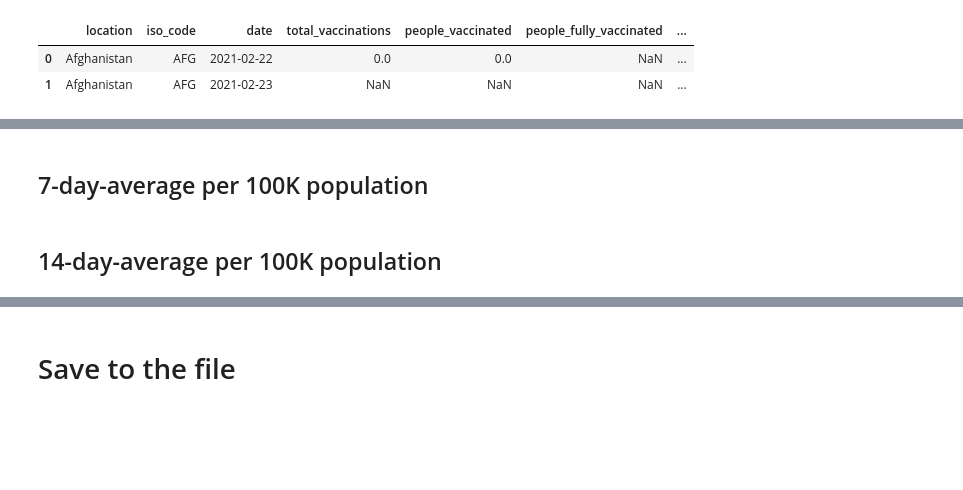
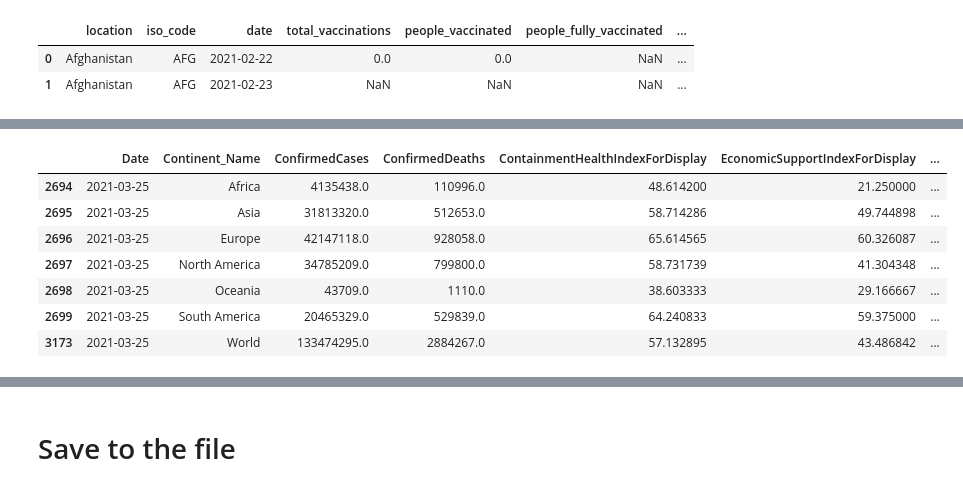
Before and after one commit to marija-grj/YACD, a Jupyter notebook: create-dataset.ipynb, the cells around one changed output, grey strips where cells are left out. Cells and saved outputs as stored; diff of their text form; code cells hidden in the pictures; blank space fills up the shorter version.

```diff
--- a/create-dataset.ipynb
+++ b/create-dataset.ipynb
@@ -82,3 +211,4 @@ vaccine.head(2)
 vaccine.loc[:,'date'] = pd.to_datetime(vaccine.date, format='%Y-%m-%d')
 vaccine = vaccine.loc[:,vaccine.columns != "location"]
 data = pd.merge(data, vaccine, how='left', left_on=["CountryCode","Date"], right_on=["iso_code","date"])
+data = data.drop(columns=["iso_code","date"])
@@ -104,0 +235,14 @@ population.head()
+# %%
+for continent in vaccine_summary.Continent_Name.unique():
+    population_100K = population_summary[population_summary.Continent_Name == continent]["2019"].values / 100000
+
+    vaccine_summary.loc[vaccine_summary.Continent_Name==continent, "total_vaccination_100K"]\
+        = vaccine_summary[vaccine_summary.Continent_Name==continent].total_vaccinations \
+        / population_100K
+
+    vaccine_summary.loc[vaccine_summary.Continent_Name==continent, "people_vaccinated_100K"]\
+        = vaccine_summary[vaccine_summary.Continent_Name==continent].people_vaccinated \
+        / population_100K
+# %%
+continent = "Asia"
+population_summary[population_summary.Continent_Name == continent]["2019"].values
@@ -107,0 +272,14 @@ population.head()
+# %%
+for country in data.CountryName.unique():
+    population_100K = population.loc[country].values / 100000
+    data.loc[(data.CountryName==country),"ConfirmedCases_100K"] = data[(data.CountryName==country)]["ConfirmedCases"] / population_100K
+    data.loc[(data.CountryName==country),"ConfirmedDeaths_100K"] = data[(data.CountryName==country)]["ConfirmedDeaths"] / population_100K
+    data.loc[(data.CountryName==country),"DailyCases"] = data[(data.CountryName==country)]["ConfirmedCases"].diff()
+    data.loc[(data.CountryName==country),"DailyCases_100K"] = data[(data.CountryName==country)]["DailyCases"] / population_100K
+    data.loc[(data.CountryName==country),"Average7"] = data[(data.CountryName==country)]["ConfirmedCases"].diff().rolling(7).mean()
+    data.loc[(data.CountryName==country),"Average7_100K"] = data[(data.CountryName==country)]["Average7"] / population_100K
+    data.loc[(data.CountryName==country),"Average14"] = data[(data.CountryName==country)]["ConfirmedCases"].diff().rolling(14).mean()
+    data.loc[(data.CountryName==country),"Average14_100K"] = data[(data.CountryName==country)]["Average14"] / population_100K
+    data.loc[(data.CountryName==country),"total_vaccination_100K"] = data[(data.CountryName==country)]["total_vaccinations"] / population_100K
+    data.loc[(data.CountryName==country),"people_vaccinated_100K"] = data[(data.CountryName==country)]["people_vaccinated"] / population_100K
+    data.loc[(data.CountryName==country),"Tests_total_100K"] = data[(data.CountryName==country)]["Tests_total"] / population_100K
@@ -126,2 +301,0 @@ for country in data.CountryName.unique():
-# %% [markdown]
-## 7-day-average per 100K population
@@ -131,2 +301,0 @@ for country in data.CountryName.unique():
-# %% [markdown]
-## 14-day-average per 100K population
@@ -135,0 +302,21 @@ for country in data.CountryName.unique():
+# %%
+for continent in data_summary.Continent_Name.unique():
+    population_100K = population_summary[population_summary.Continent_Name == continent]["2019"].values / 100000
+
+    data_summary.loc[data_summary.Continent_Name==continent, "ConfirmedCases_100K"]\
+        = data_summary[data_summary.Continent_Name==continent].ConfirmedCases / population_100K
+
+    data_summary.loc[data_summary.Continent_Name==continent, "ConfirmedDeaths_100K"]\
+        = data_summary[data_summary.Continent_Name==continent].ConfirmedDeaths / population_100K
+
+    data_summary.loc[data_summary.Continent_Name==continent,"Average14_100K"]\
+        = data_summary[data_summary.Continent_Name==continent]["ConfirmedCases"].diff().rolling(14).mean() / population_100K
+# %% [output]
+|  | Date | Continent_Name | ConfirmedCases | ConfirmedDeaths | ContainmentHealthIndexForDisplay | EconomicSupportIndexForDisplay | ... |
+| 2694 | 2021-03-25 | Africa | 4135438.0 | 110996.0 | 48.614200 | 21.250000 | ... |
+| 2695 | 2021-03-25 | Asia | 31813320.0 | 512653.0 | 58.714286 | 49.744898 | ... |
+| 2696 | 2021-03-25 | Europe | 42147118.0 | 928058.0 | 65.614565 | 60.326087 | ... |
+| 2697 | 2021-03-25 | North America | 34785209.0 | 799800.0 | 58.731739 | 41.304348 | ... |
+| 2698 | 2021-03-25 | Oceania | 43709.0 | 1110.0 | 38.603333 | 29.166667 | ... |
+| 2699 | 2021-03-25 | South America | 20465329.0 | 529839.0 | 64.240833 | 59.375000 | ... |
+| 3173 | 2021-03-25 | World | 133474295.0 | 2884267.0 | 57.132895 | 43.486842 | ... |
```
Also changed, not shown: parts of 43 cells of this notebook, 2 other files.
